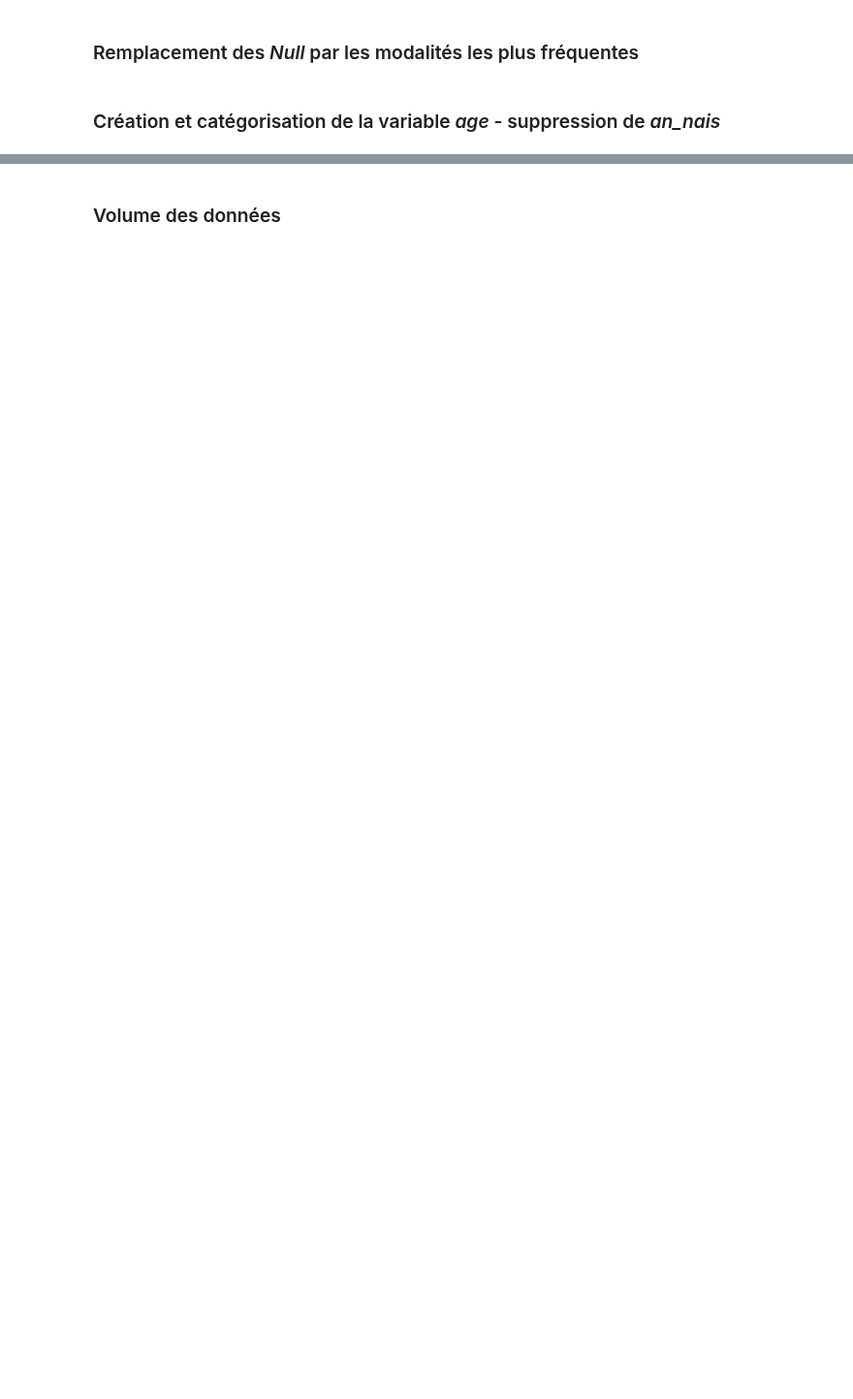
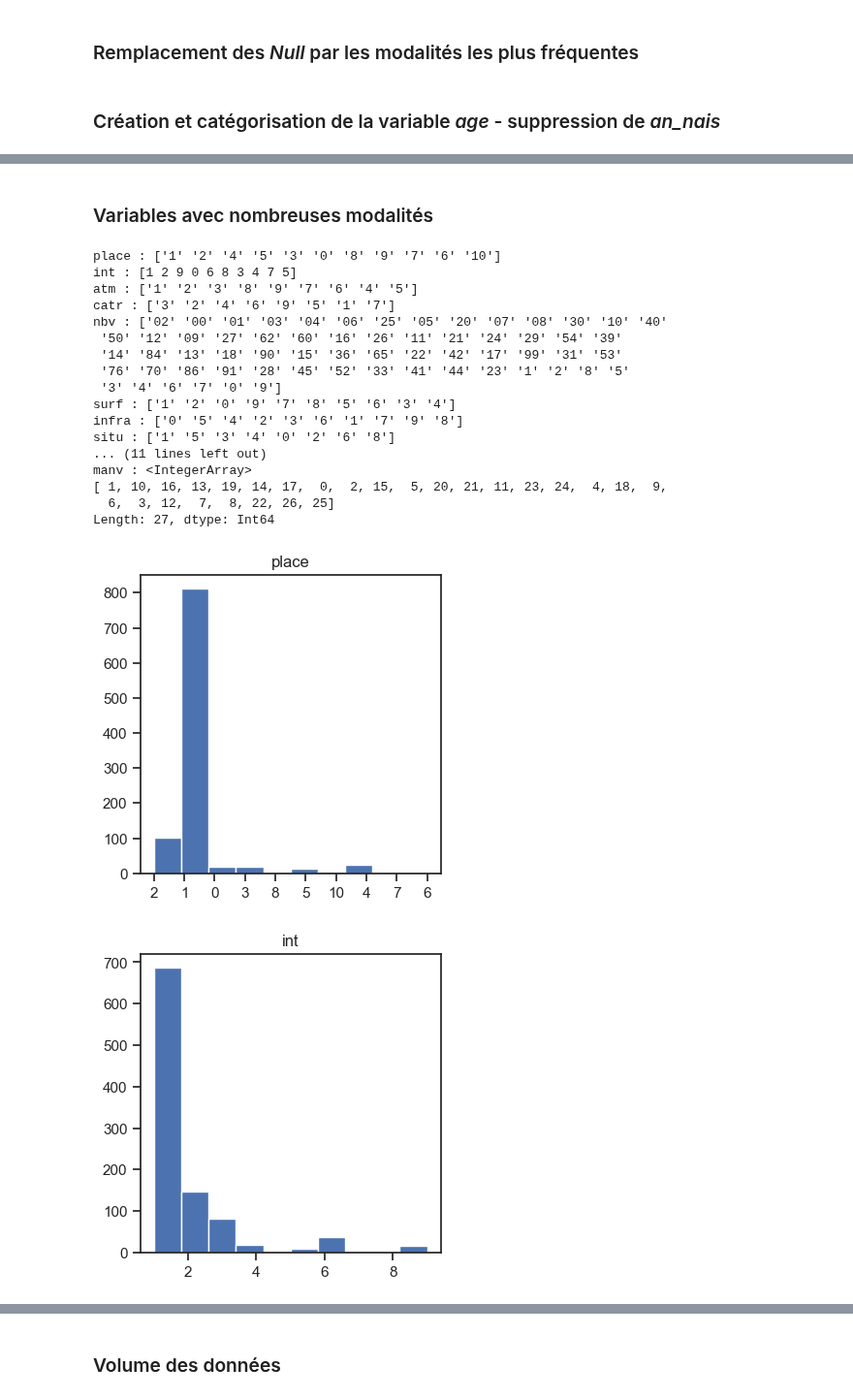
Before and after one commit to nicolascarayon/projet-accidents-routiers, a Jupyter notebook: nico_load_data_in_df.ipynb, the cells around one changed output, grey strips where cells are left out. Shown at 97% size. Drawn from its saved outputs; the diff is of its cells as text; code cells hidden in the pictures; blank space fills up the shorter version.

```diff
--- a/nico_load_data_in_df.ipynb
+++ b/nico_load_data_in_df.ipynb
@@ -128,5 +125,59 @@ df_all['joursem'] = df_all['joursem'].replace([0, 1, 2, 3, 4, 5, 6],
+# %%
+def format_hour(s):
+    if len(s) == 4:
+        hr = s[0:2] if len(s[0:2]) == 2 else f"0{s[0:2]}"
+        mn = s[3:4] if len(s[3:4]) == 2 else f"0{s[3:4]}"
+        return datetime.strptime(f"{hr}:{mn}", "%H:%M").time()
+
+# Suppression des lignes avec heure = None
+df_all['heure'] = [format_hour(str(h)) for h in df_all.hrmn]
+df_all = df_all.drop(columns=['hrmn'], axis=1)
+
+# df_all[df_all['heure'] == None]
+
+# df_all = df_all.drop(df_all[df_all['heure'] == None].index)
+
+# df_all['heure'].unique()
+# stats_heure = df_all['heure'].value_counts()
+# type(stats_heure)
+# ax = sns.histplot(stats_heure, bins=300)
+# ax.set_xlim(0,500)
+
+# sns.histplot(df_all.heure);
+# plt.hist(df_all.heure)
 # %%
 # for col in df_all.columns:
 #     print(f"{col} : {len(df_all[col].unique())}")
 
 # df_all[df_all.Num_Acc.isna()]
+# %% [markdown]
+### Variables avec nombreuses modalités
+# %%
+for col in df_all.columns:
+    if not (col in ['Num_Acc', 'an_nais', 'num_veh', 'date', 'age', 'heure']):
+        mods = df_all[col].unique()
+        if len(mods) >= 8:
+            print(f"{col} : {mods}")
+            fig = plt.figure(figsize=(4,4))
+            plt.title(col)
+            plt.hist(df_all.sample(1000)[col])
+# %% [output]
+place : ['1' '2' '4' '5' '3' '0' '8' '9' '7' '6' '10']
+int : [1 2 9 0 6 8 3 4 7 5]
+atm : ['1' '2' '3' '8' '9' '7' '6' '4' '5']
+catr : ['3' '2' '4' '6' '9' '5' '1' '7']
+nbv : ['02' '00' '01' '03' '04' '06' '25' '05' '20' '07' '08' '30' '10' '40'
+ '50' '12' '09' '27' '62' '60' '16' '26' '11' '21' '24' '29' '54' '39'
+ '14' '84' '13' '18' '90' '15' '36' '65' '22' '42' '17' '99' '31' '53'
+ '76' '70' '86' '91' '28' '45' '52' '33' '41' '44' '23' '1' '2' '8' '5'
+ '3' '4' '6' '7' '0' '9']
+surf : ['1' '2' '0' '9' '7' '8' '5' '6' '3' '4']
+infra : ['0' '5' '4' '2' '3' '6' '1' '7' '9' '8']
+situ : ['1' '5' '3' '4' '0' '2' '6' '8']
+... (11 lines left out)
+manv : <IntegerArray>
+[ 1, 10, 16, 13, 19, 14, 17,  0,  2, 15,  5, 20, 21, 11, 23, 24,  4, 18,  9,
+  6,  3, 12,  7,  8, 22, 26, 25]
+Length: 27, dtype: Int64
+[figure, added]
+[figure, added]
```
Also changed, not shown: parts of 18 cells of this notebook, 1 other file.
